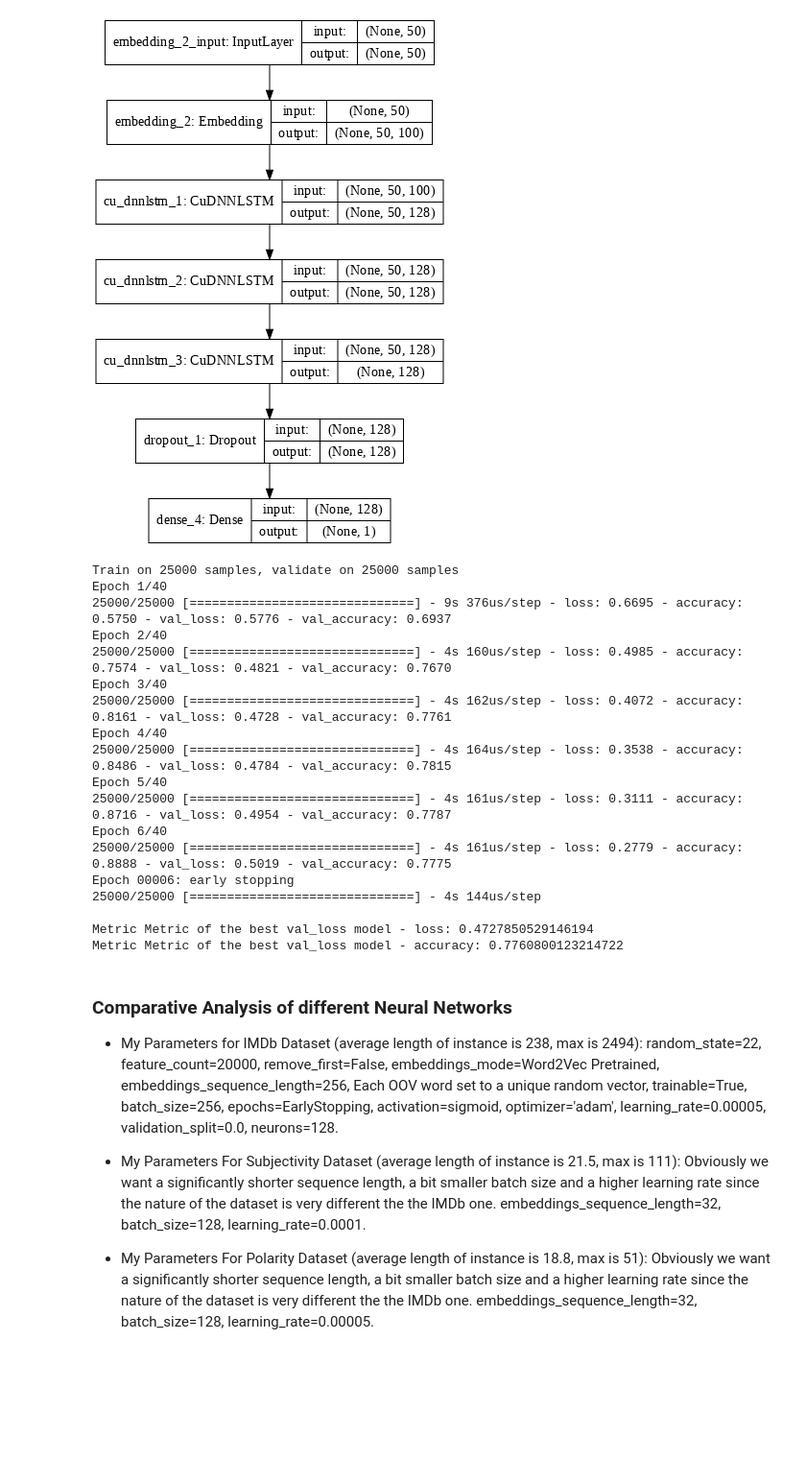
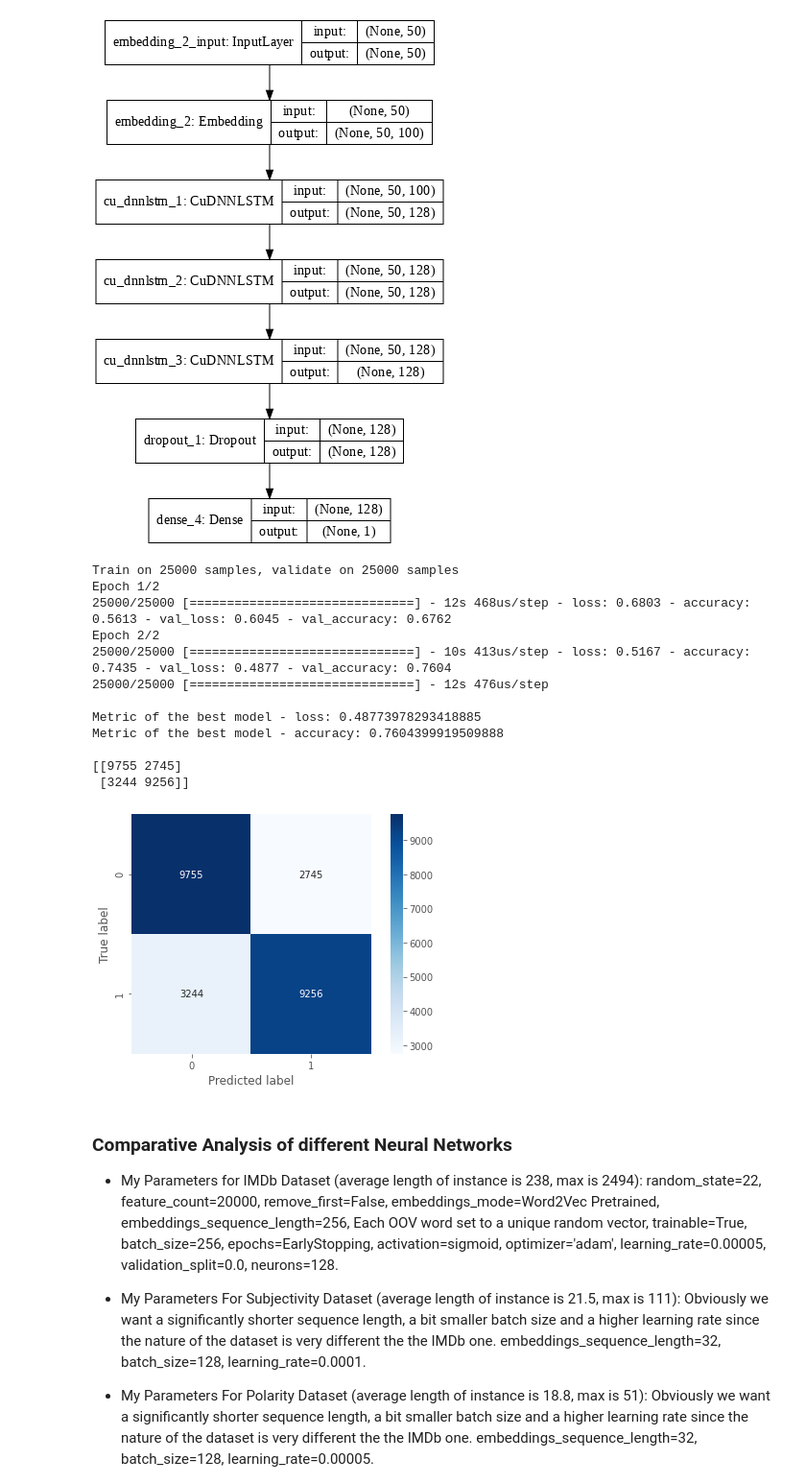
Before and after one commit to spykard/Deep-Learning, a Jupyter notebook: Deep_Learning.ipynb, the cells around one changed output. Shown at 96% size. Drawn from its saved outputs; the diff is of its cells as text; code cells hidden in the pictures; blank space fills up the shorter version.

```diff
--- a/Deep_Learning.ipynb
+++ b/Deep_Learning.ipynb
@@ -871,45 +894,55 @@ plot_model(model, show_shapes=True, show_layer_names=True, dpi=72)
 # %%
 history = model.fit(x=train_data,
                     y=train_labels,
                     batch_size=128,
-                    epochs=40,
+                    epochs=2,
                     validation_data=(test_data, test_labels),
-                    # The above really isn't "cheating", it's the equivalent of trying different parameters manually till we find the best for the specific
+                    # The above isn't really "cheating", it's the equivalent of trying different parameters manually till we find the best for the specific
                     # model we are building like research papers do.
                     #validation_split=0.1,
                     callbacks=[early_stop, model_save],
                     verbose=1)
 
 model = load_model('best_model.h5')
 #model = load_model('best_model.h5', custom_objects={'MultiplicativeLSTM': MultiplicativeLSTM})  # Handling saved models changes if we are using custom (3rd-party) layers
 
 results = model.evaluate(test_data, test_labels)
 print()
 
 for i in range(len(model.metrics_names)):
     if model.metrics_names[i] == "acc":
-        print(f"Metric of the best val_loss model - {model.metrics_names[i]}: {results[i]*100:.3f}")
+        print(f"Metric of the best model - {model.metrics_names[i]}: {results[i]*100:.3f}")
     else:
-        print(f"Metric Metric of the best val_loss model - {model.metrics_names[i]}: {results[i]}")
+        print(f"Metric of the best model - {model.metrics_names[i]}: {results[i]}")
+
+if multiclass == False:
+    predictions = [1 * (x[0]>=0.5) for x in model.predict(test_data)]
+    cm = confusion_matrix(test_labels, predictions)
+else:
+    predictions = np.argmax(model.predict(test_data), axis=1)
+    cm = confusion_matrix(test_labels.argmax(axis=1), predictions)
+print()
+print(cm)
+
+heatmap(cm, fmt="g", annot=True, square=True, cmap=plt.cm.Blues)
+plt.tight_layout()
+plt.ylabel('True label')
+plt.xlabel('Predicted label')
+plt.show()
 # %% [output]
 Train on 25000 samples, validate on 25000 samples
-Epoch 1/40
-25000/25000 [==============================] - 9s 376us/step - loss: 0.6695 - accuracy: 0.5750 - val_loss: 0.5776 - val_accuracy: 0.6937
-Epoch 2/40
-25000/25000 [==============================] - 4s 160us/step - loss: 0.4985 - accuracy: 0.7574 - val_loss: 0.4821 - val_accuracy: 0.7670
-Epoch 3/40
-25000/25000 [==============================] - 4s 162us/step - loss: 0.4072 - accuracy: 0.8161 - val_loss: 0.4728 - val_accuracy: 0.7761
-Epoch 4/40
-25000/25000 [==============================] - 4s 164us/step - loss: 0.3538 - accuracy: 0.8486 - val_loss: 0.4784 - val_accuracy: 0.7815
-Epoch 5/40
-25000/25000 [==============================] - 4s 161us/step - loss: 0.3111 - accuracy: 0.8716 - val_loss: 0.4954 - val_accuracy: 0.7787
-Epoch 6/40
-25000/25000 [==============================] - 4s 161us/step - loss: 0.2779 - accuracy: 0.8888 - val_loss: 0.5019 - val_accuracy: 0.7775
-Epoch 00006: early stopping
-25000/25000 [==============================] - 4s 144us/step
+Epoch 1/2
+25000/25000 [==============================] - 12s 468us/step - loss: 0.6803 - accuracy: 0.5613 - val_loss: 0.6045 - val_accuracy: 0.6762
+Epoch 2/2
+25000/25000 [==============================] - 10s 413us/step - loss: 0.5167 - accuracy: 0.7435 - val_loss: 0.4877 - val_accuracy: 0.7604
+25000/25000 [==============================] - 12s 476us/step
 
-Metric Metric of the best val_loss model - loss: 0.4727850529146194
-Metric Metric of the best val_loss model - accuracy: 0.7760800123214722
+Metric of the best model - loss: 0.48773978293418885
+Metric of the best model - accuracy: 0.7604399919509888
+
+[[9755 2745]
+ [3244 9256]]
+[figure, added]
 # %% [markdown]
 ### Comparative Analysis of different Neural Networks
 
```
Also changed, not shown: parts of 8 cells of this notebook.
